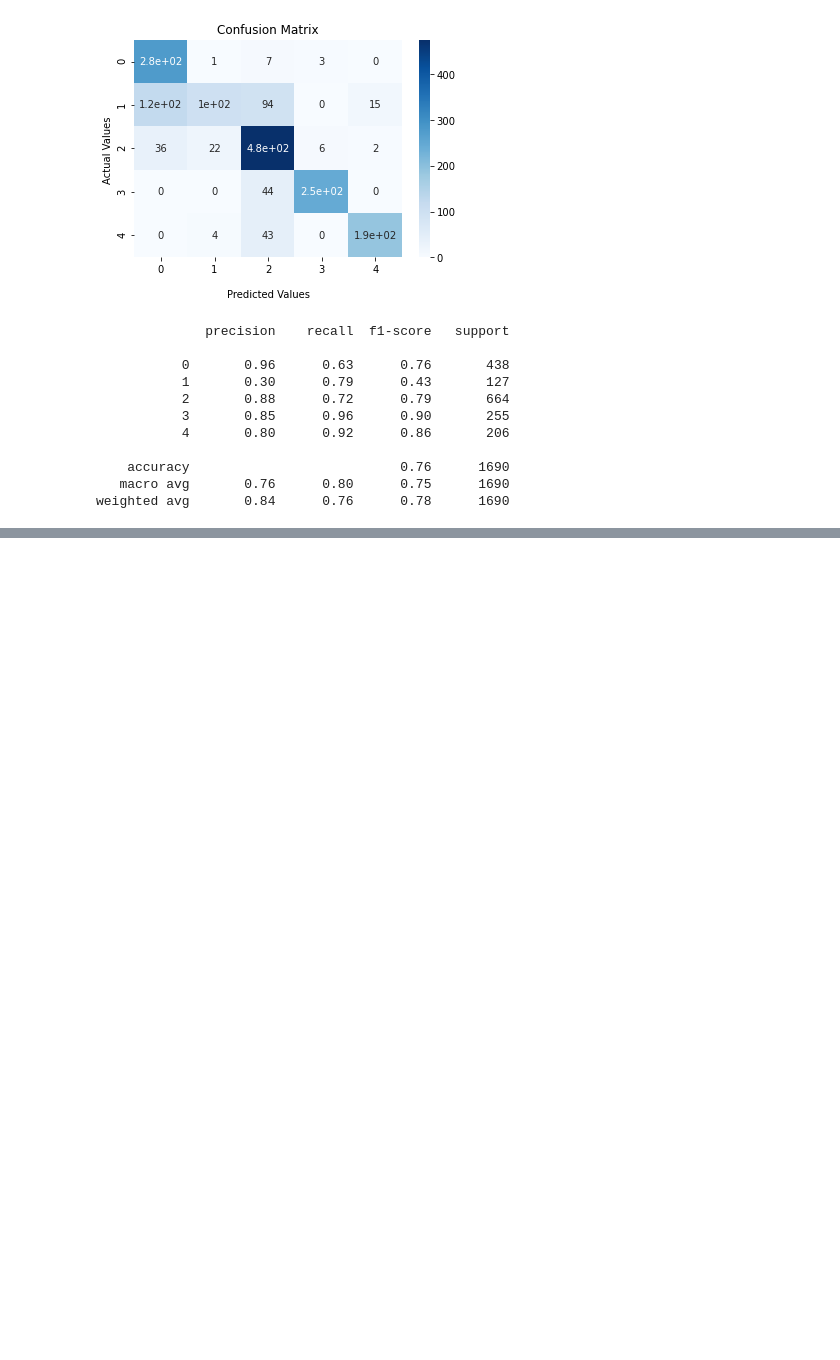
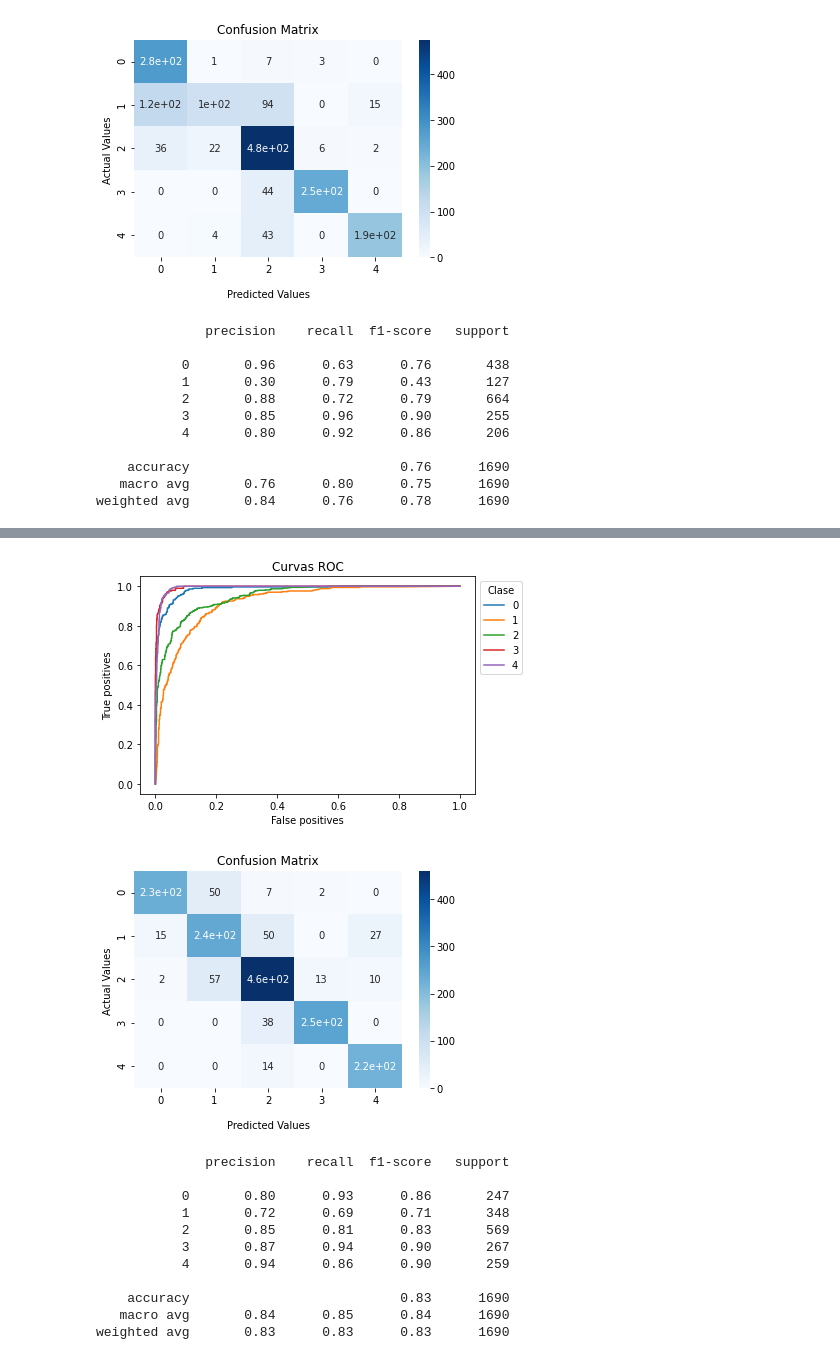
Before and after one commit to Olayo05/Sleeping_analysis, a Jupyter notebook: Fases_sueño.ipynb, the cells around one changed output, grey strips where cells are left out. Saved outputs shown, nothing was run; the diff lists cells and outputs as text; code cells hidden in the pictures; blank space fills up the shorter version.

```diff
--- a/Fases_sueño.ipynb
+++ b/Fases_sueño.ipynb
@@ -86,7 +98,8 @@ Designing a one-pass, zero-phase, non-causal bandpass filter:
 Todo correcto
 100% del dataset
 # %%
-Xts, yts = sp.data_loader(train_path_list =['data_sleep/1/1','data_sleep/10/10'], metodo = 'a')
+Xts, yts = sp.data_loader(train_path_list =['data_sleep/1/1',
+                                            'data_sleep/10/10'], metodo = 'a')
 # %% [output]
 Filtering raw data in 1 contiguous segment
 Setting up band-pass filter from 0.3 - 45 Hz
@@ -539,0 +405,64 @@ KeyError: "None of [Int64Index([1387, 1388, 1389, 1393, 1394, 1395, 1396, 1397,
+# %%
+## RandomForest (ensembles) ## Tamaño reducido de variables
+
+criterion = 'entropy'
+max_depth = None
+
+
+
+# Train RF ensemble
+rf = OneVsRestClassifier(RandomForestClassifier(n_estimators=100, criterion=criterion, random_state=100, max_depth=max_depth))
+rf.fit(Xtr_reduced, ytr)
+yb = rf.predict(Xts_reduced)
+
+# Evaluate and compare results
+print('Cohen-kappa',cohen_kappa_score(yts, yb))
+print(rf.score(Xts_reduced, yts))
+
+score = rf.predict_proba(Xts_reduced)
+Conf_matrix_RF = confusion_matrix(yts, yb)
+Kappa_RF = cohen_kappa_score(yts, yb)
+
+
+tag_list = np.arange(0,5)
+
+print('Cohen-kappa',cohen_kappa_score(yts, yb))
+print(rf.score(Xts_reduced, yts))
+
+score1 = rf.predict(Xts_reduced)
+sp.draw_ROC(yts,score,tag_list)
+
+sp.draw_ConfusionM(Conf_matrix_RF,tag_list)
+
+for i in range(len(yb)):
+    a = (score[i,0]-score[i,1])/(score[i,1]+score[i,2])
+    b = (score[i,0]-score[i,2])
+    if yb[i] == 1:
+        if score[i,4] >= 0.21:
+            yb[i] = 4
+
+    if yb[i] == 2:
+        if score[i,4] >= 0.26:
+            yb[i] = 4
+
+    elif yb[i] == 0:
+        if a <= 2.3:
+            yb[i] = 1
+        elif b <= 0.5:
+            yb[i] = 2
+
+Conf_matrix_RF = confusion_matrix(yts, yb)
+Kappa_RF = cohen_kappa_score(yts, yb)
+
+
+tag_list = np.arange(0,5)
+
+print('Cohen-kappa',cohen_kappa_score(yts, yb))
+print(rf.score(Xts_reduced, yts))
+
+score1 = rf.predict(Xts_reduced)
+sp.draw_ROC(yts,score,tag_list)
+
+sp.draw_ConfusionM(Conf_matrix_RF,tag_list)
+print(classification_report(yb, yts))
+# %% [output]
@@ -539,0 +477,13 @@ KeyError: "None of [Int64Index([1387, 1388, 1389, 1393, 1394, 1395, 1396, 1397,
+[figure, new version]
+[figure, new version]
+              precision    recall  f1-score   support
+
+           0       0.80      0.93      0.86       247
+           1       0.72      0.69      0.71       348
+           2       0.85      0.81      0.83       569
+           3       0.87      0.94      0.90       267
+           4       0.94      0.86      0.90       259
+
+    accuracy                           0.83      1690
+   macro avg       0.84      0.85      0.84      1690
+weighted avg       0.83      0.83      0.83      1690
```
Also changed, not shown: parts of 26 cells of this notebook.
